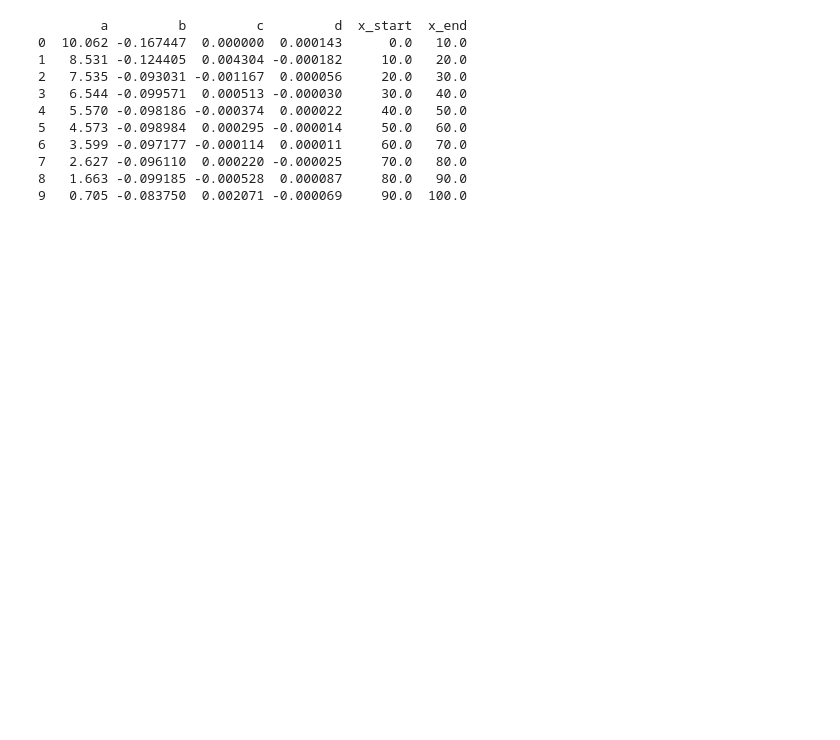
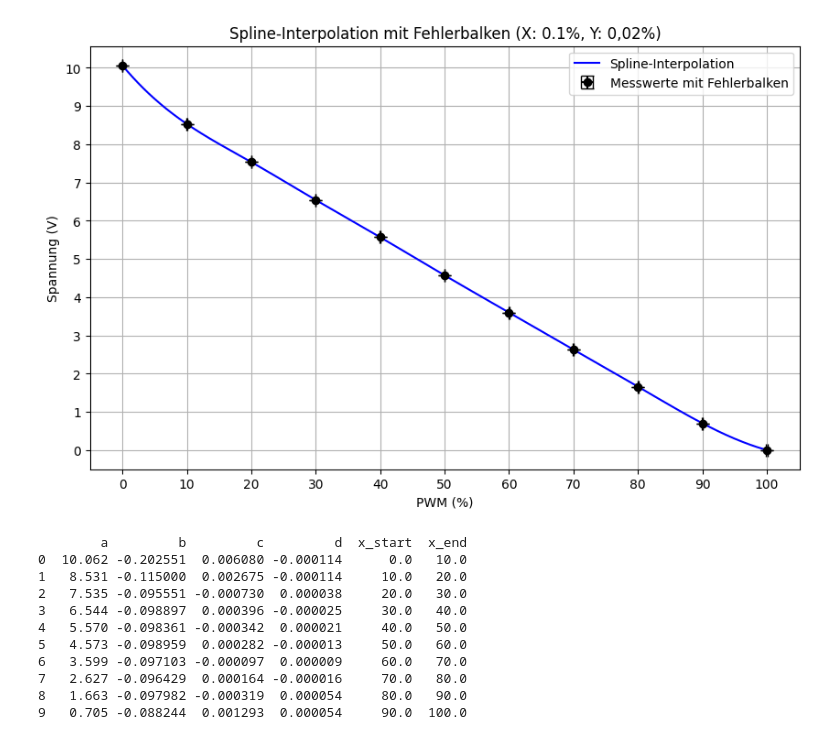
Before and after one commit to alex06733/Elektro, a Jupyter notebook: Koeffizienten_Splines.ipynb, the cells around one changed output. Cells and saved outputs as stored; diff of their text form; code cells hidden in the pictures; blank space fills up the shorter version.

```diff
--- a/Koeffizienten_Splines.ipynb
+++ b/Koeffizienten_Splines.ipynb
@@ -1,37 +3,70 @@
 # %%
+# Importieren der benötigten Module
+import numpy as np
+import matplotlib.pyplot as plt
 from scipy.interpolate import CubicSpline
-import numpy as np
 import pandas as pd
 
-# PWM und Spannung aus den Tabellen
+# Daten: PWM und Spannung
 pwm = np.array([0.0, 10, 20, 30, 40, 50, 60, 70, 80, 90, 100])  # PWM in %
 voltage = np.array([10.062, 8.531, 7.535, 6.544, 5.57, 4.573, 3.599, 2.627, 1.663, 0.705, 0.0056])  # Spannung in V
 
-# Spline berechnen
-spline = CubicSpline(pwm, voltage, bc_type='natural')
+# Fehlerbalken: 0,02% der Spannung und 0.1% der PWM
+voltage_error = 0.0002 * voltage  # 0,02% Fehler der Spannung
+pwm_error = 0.001 * pwm         # 0.1% Fehler der PWM
+
+# Spline-Interpolation
+spline = CubicSpline(pwm, voltage)
+pwm_fine = np.linspace(pwm.min(), pwm.max(), 500)
+voltage_spline_fit = spline(pwm_fine)
+
+# Plot
+plt.figure(figsize=(10, 6))
+
+# Anpassung der Achseneinteilung
+plt.xticks(np.arange(0, 110, 10))  # X-Achse in 10er Schritten
+plt.yticks(np.arange(0, 12, 1))    # Y-Achse in 1er Schritten
+
+# Originalmesswerte mit Fehlerbalken
+plt.errorbar(pwm, voltage, xerr=pwm_error, yerr=voltage_error, fmt='o',
+             label="Messwerte mit Fehlerbalken", color="black", capsize=5)
+
+# Spline-Interpolation
+plt.plot(pwm_fine, voltage_spline_fit, label="Spline-Interpolation", color="blue")
+
+# Achsenbeschriftungen und Titel
+plt.xlabel("PWM (%)")
+plt.ylabel("Spannung (V)")
+plt.title("Spline-Interpolation mit Fehlerbalken (X: 0.1%, Y: 0,02%)")
+plt.legend()
+plt.grid()
+
+# Graph anzeigen
+plt.show()
 
 # Koeffizienten extrahieren
 coefficients = pd.DataFrame(
     {
         "a": spline.c[3],  # Konstant
         "b": spline.c[2],  # Linear
         "c": spline.c[1],  # Quadratisch
         "d": spline.c[0],  # Kubisch
         "x_start": pwm[:-1],
         "x_end": pwm[1:],
     }
 )
 
 print(coefficients)
 # %% [output]
+[figure, added]
         a         b         c         d  x_start  x_end
-0  10.062 -0.167447  0.000000  0.000143      0.0   10.0
-1   8.531 -0.124405  0.004304 -0.000182     10.0   20.0
-2   7.535 -0.093031 -0.001167  0.000056     20.0   30.0
-3   6.544 -0.099571  0.000513 -0.000030     30.0   40.0
-4   5.570 -0.098186 -0.000374  0.000022     40.0   50.0
-5   4.573 -0.098984  0.000295 -0.000014     50.0   60.0
-6   3.599 -0.097177 -0.000114  0.000011     60.0   70.0
-7   2.627 -0.096110  0.000220 -0.000025     70.0   80.0
-8   1.663 -0.099185 -0.000528  0.000087     80.0   90.0
-9   0.705 -0.083750  0.002071 -0.000069     90.0  100.0
+0  10.062 -0.202551  0.006080 -0.000114      0.0   10.0
+1   8.531 -0.115000  0.002675 -0.000114     10.0   20.0
+2   7.535 -0.095551 -0.000730  0.000038     20.0   30.0
+3   6.544 -0.098897  0.000396 -0.000025     30.0   40.0
+4   5.570 -0.098361 -0.000342  0.000021     40.0   50.0
+5   4.573 -0.098959  0.000282 -0.000013     50.0   60.0
+6   3.599 -0.097103 -0.000097  0.000009     60.0   70.0
+7   2.627 -0.096429  0.000164 -0.000016     70.0   80.0
+8   1.663 -0.097982 -0.000319  0.000054     80.0   90.0
+9   0.705 -0.088244  0.001293  0.000054     90.0  100.0
```
Also changed, not shown: parts of 1 cell of this notebook.
